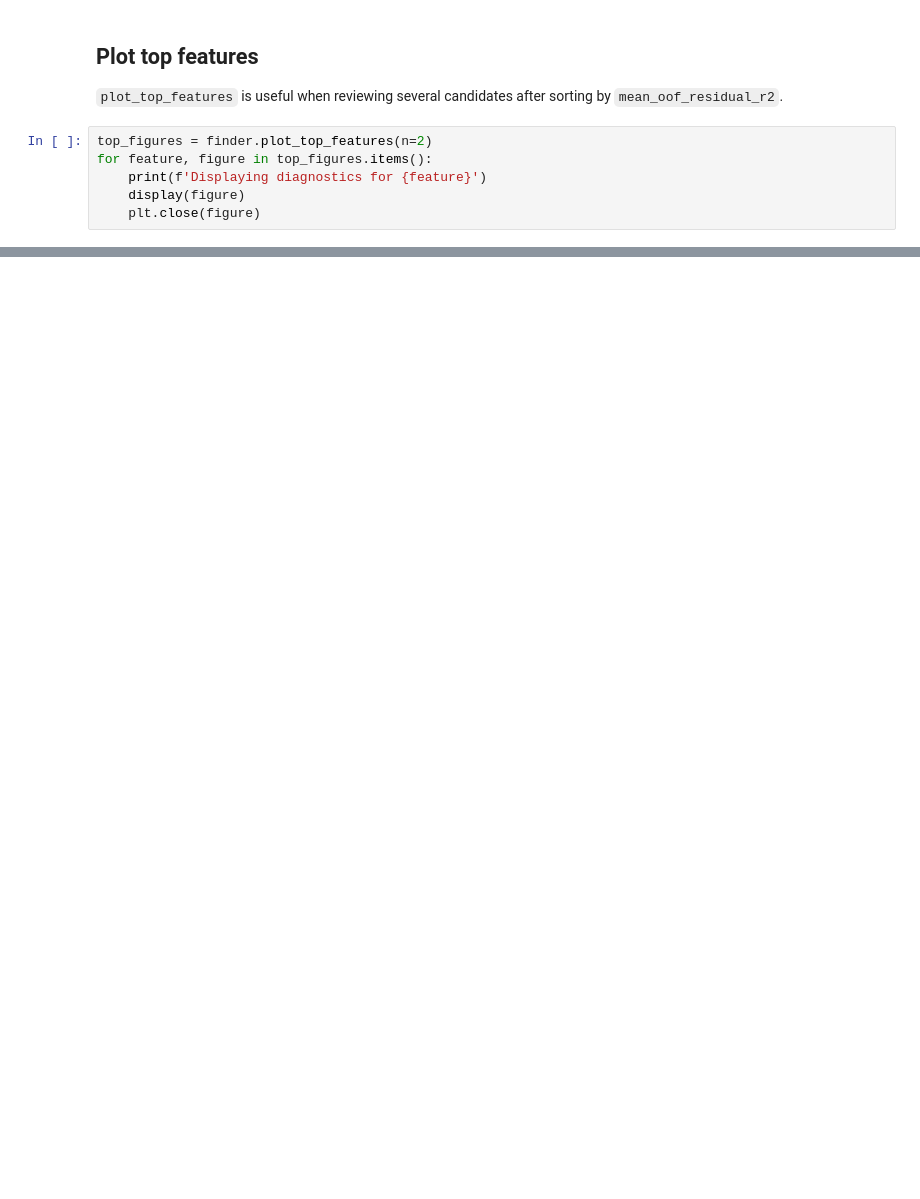
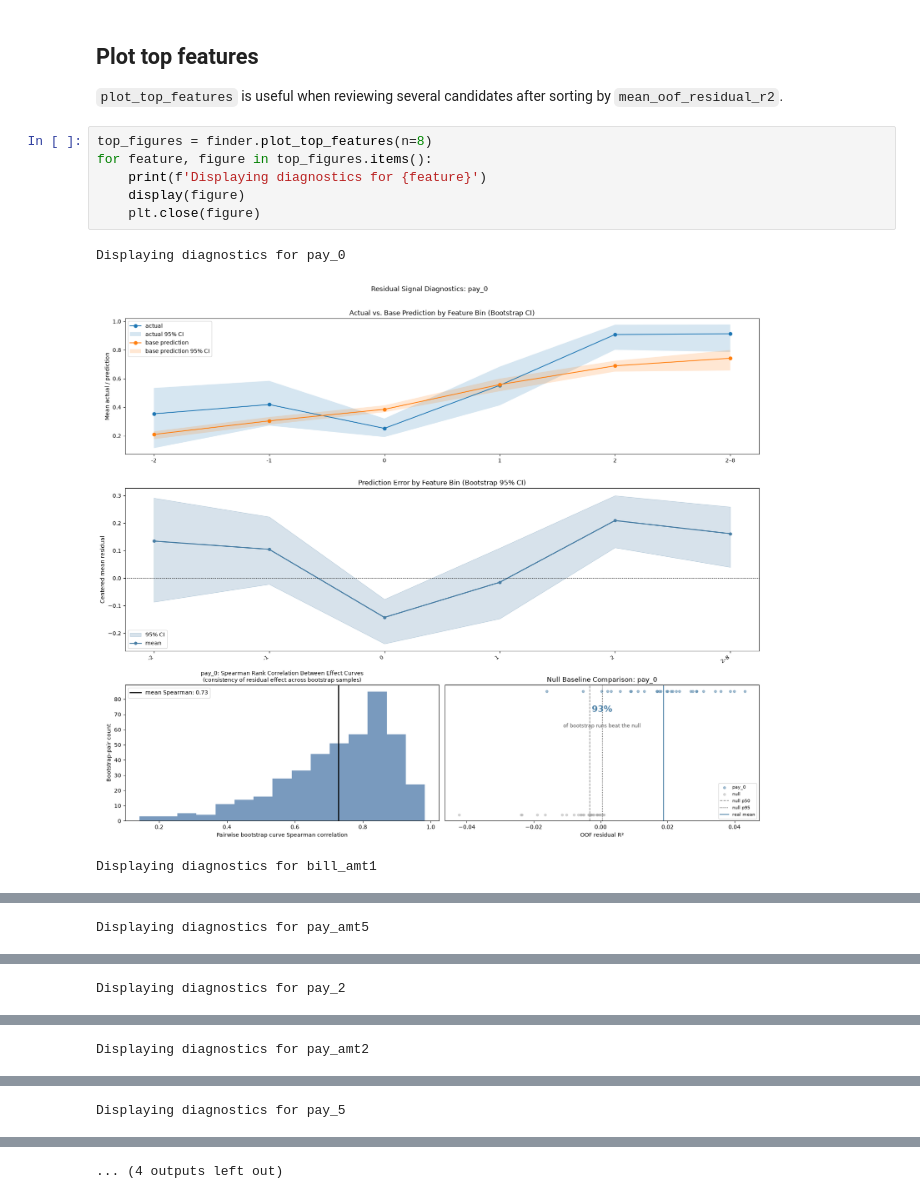
Before and after one commit to asacco-97/modeling-tools, a Jupyter notebook: notebooks/residual_signal_finder_v2_walkthrough.ipynb, the cells around one changed output, grey strips where cells are left out. Cells and saved outputs as stored; diff of their text form; blank space fills up the shorter version.

```diff
--- a/notebooks/residual_signal_finder_v2_walkthrough.ipynb
+++ b/notebooks/residual_signal_finder_v2_walkthrough.ipynb
@@ -256,8 +563,12 @@ for name, figure in figures.items():
 `plot_top_features` is useful when reviewing several candidates after sorting by
 `mean_oof_residual_r2`.
 # %%
-top_figures = finder.plot_top_features(n=2)
+top_figures = finder.plot_top_features(n=8)
 for feature, figure in top_figures.items():
     print(f'Displaying diagnostics for {feature}')
     display(figure)
     plt.close(figure)
+# %% [output]
+Displaying diagnostics for pay_0
+[figure, added]
+Displaying diagnostics for bill_amt1
@@ -263,0 +576 @@ for feature, figure in top_figures.items():
+Displaying diagnostics for pay_amt5
@@ -263,0 +578 @@ for feature, figure in top_figures.items():
+Displaying diagnostics for pay_2
@@ -263,0 +580 @@ for feature, figure in top_figures.items():
+Displaying diagnostics for pay_amt2
@@ -263,0 +582 @@ for feature, figure in top_figures.items():
+Displaying diagnostics for pay_5
@@ -264,3 +584,4 @@ for feature, figure in top_figures.items():
+... (4 outputs left out)
 # %% [markdown]
 ## User-supplied split example
 
```
Also changed, not shown: parts of 29 cells of this notebook, 2 other files.
